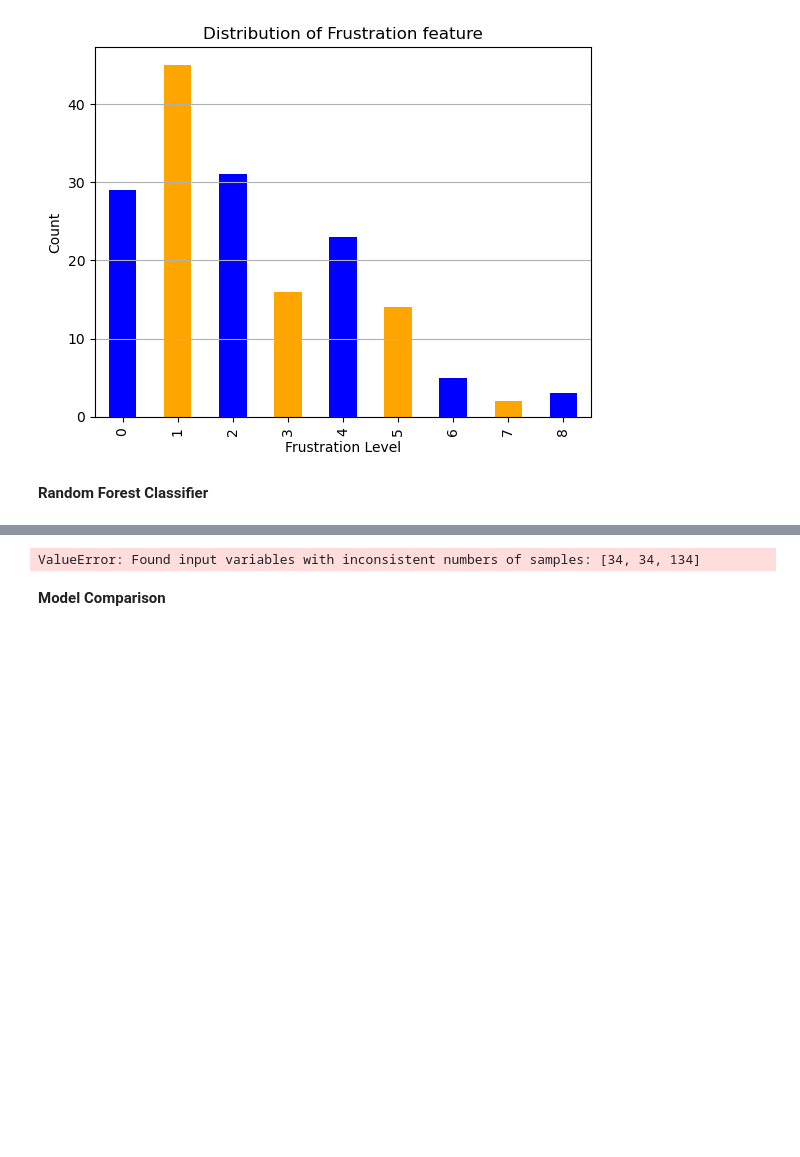
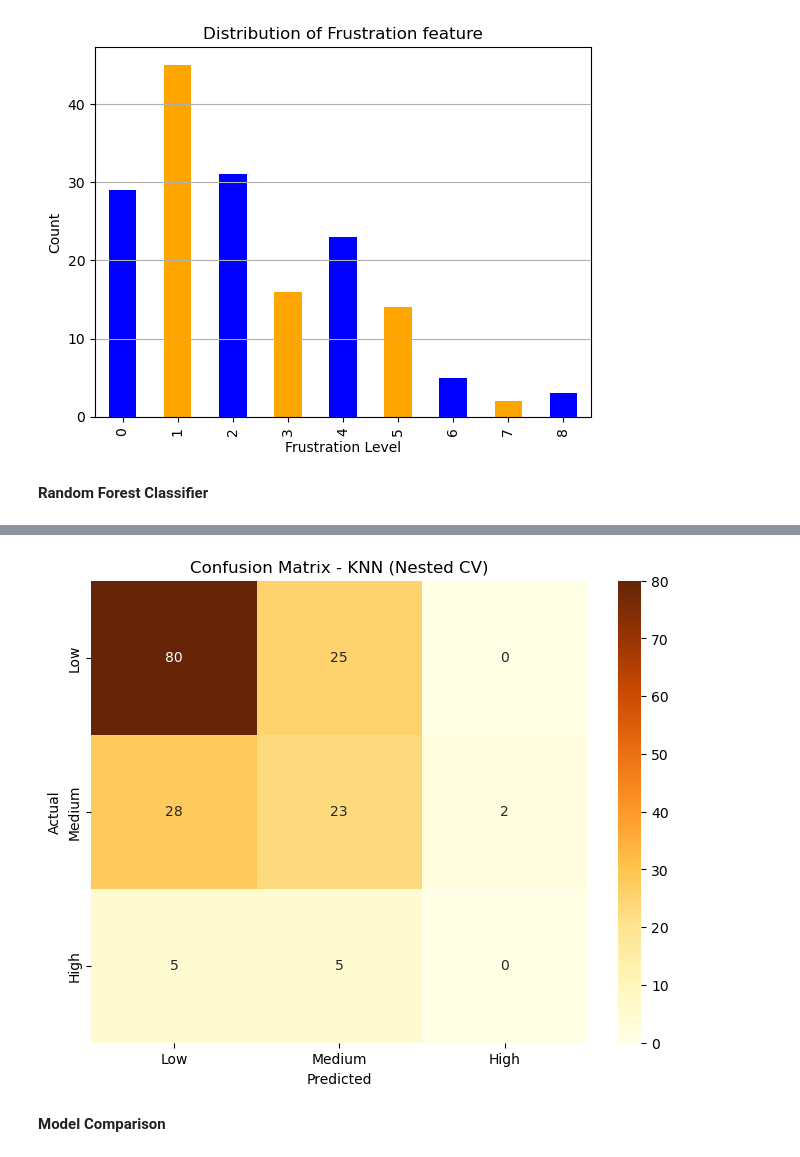
Before and after one commit to gustav1998/02445-individual-assignment, a Jupyter notebook: models.ipynb, the cells around one changed output, grey strips where cells are left out. Cells and saved outputs as stored; diff of their text form; code cells hidden in the pictures; blank space fills up the shorter version.

```diff
--- a/models.ipynb
+++ b/models.ipynb
@@ -226,50 +239,15 @@ weighted avg       0.64      0.68      0.65       168
-# %%
-#redefine the model pipeline with the binned target variable
-from sklearn.model_selection import train_test_split
-
-
-y = y_binned
-
-X_train, X_test, y_train, y_test = train_test_split(
-    X, y, test_size=0.2, random_state=42, stratify=y
-)
-
-cv = GroupKFold(n_splits=5)
-
-pipeline_rf_binned = Pipeline(steps=[
-    ('preprocessor', preprocessor),
-    ('classifier', RandomForestClassifier(class_weight='balanced', random_state=42)  )
-])
-
-#cross-validate the model with the binned target variable
-groups_train = groups.loc[X_train.index]
-y_pred_rf_binned = cross_val_predict(pipeline_rf_binned, X_test, y_train, cv=cv, groups=groups_train)
-#printing the classification report and confusion matrix for binned target variable
-print("Classification Report for Binned Target Variable:\n")
-print(classification_report(y_train, y_pred_rf_binned, zero_division=0))
-print(classification_report(y_test, y_pred_rf_binned, zero_division=0))
-
-
-# Confusion matrix for cross-validated predictions on the training set
-cm_binned = confusion_matrix(y_train, y_pred_rf_binned)
-plt.figure(figsize=(8, 6))
-sns.heatmap(cm_binned, annot=True, fmt='d', cmap='Oranges')
-plt.title('Confusion Matrix - Random Forest Classifier (Binned, Train CV)')
-plt.xlabel('Predicted')
-plt.ylabel('Actual')
-plt.show()
-
-# If you want to evaluate on the test set:
-pipeline_rf_binned.fit(X_train, y_train)
-y_test_pred = pipeline_rf_binned.predict(X_test)
-cm_binned_test = confusion_matrix(y_test, y_test_pred)
-plt.figure(figsize=(8, 6))
-sns.heatmap(cm_binned_test, annot=True, fmt='d', cmap='Oranges')
-plt.title('Confusion Matrix - Random Forest Classifier (Binned, Test Set)')
-plt.xlabel('Predicted')
-plt.ylabel('Actual')
-plt.show()
-# %% [output]
-ValueError: Found input variables with inconsistent numbers of samples: [34, 34, 134]
+# %%
+#confusion Matrix
+cm_knn_nested = confusion_matrix(all_y_true_knn, all_y_pred_knn)
+plt.figure(figsize=(8, 6))
+sns.heatmap(cm_knn_nested, annot=True, fmt='d', cmap='YlOrBr',
+            xticklabels=['Low', 'Medium', 'High'],
+            yticklabels=['Low', 'Medium', 'High'])
+plt.title('Confusion Matrix - KNN (Nested CV)')
+plt.xlabel('Predicted')
+plt.ylabel('Actual')
+plt.show()
+# %% [output]
+[figure, added]
 # %% [markdown]
 **Model Comparison**
```
Also changed, not shown: parts of 15 cells of this notebook.
